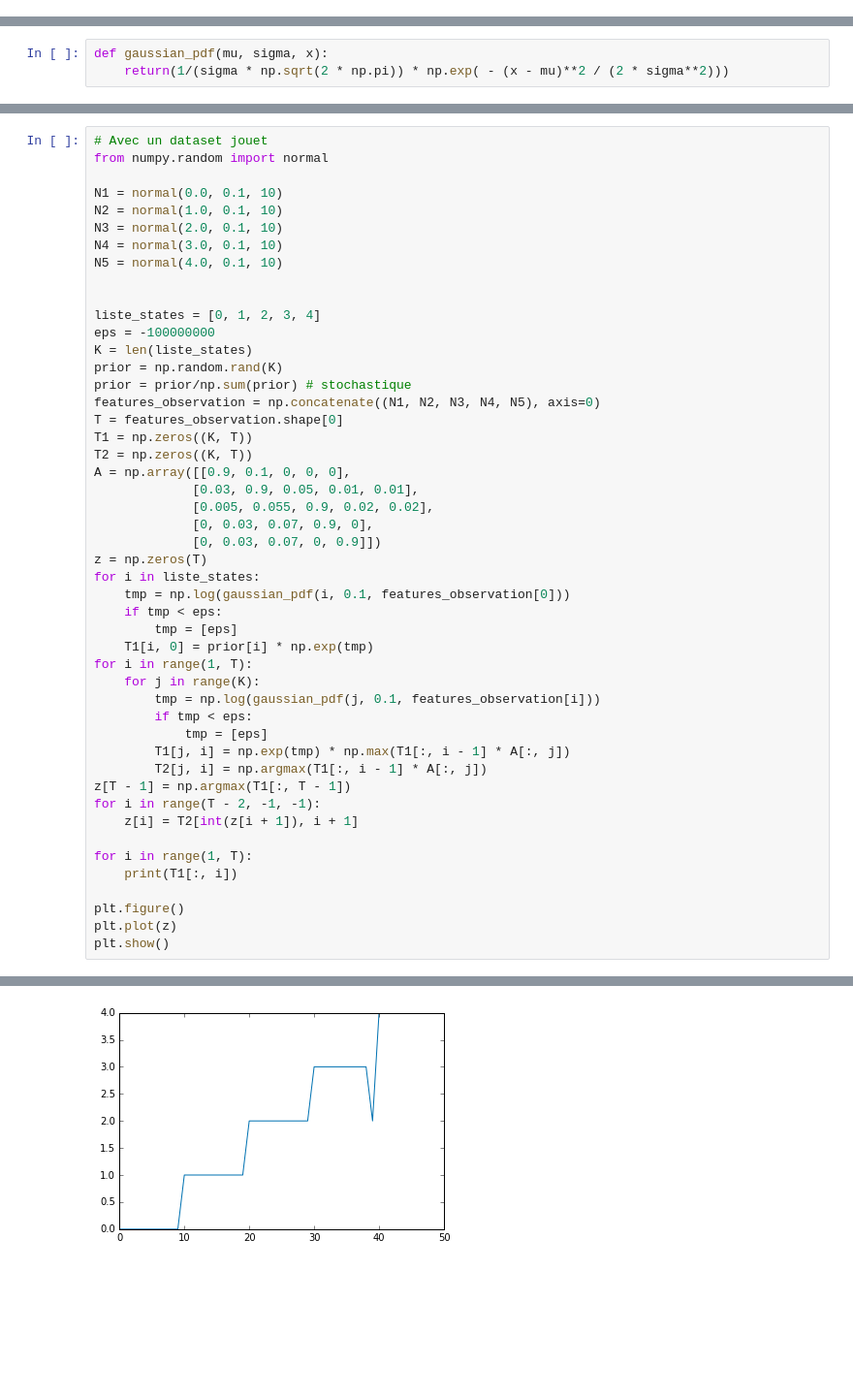
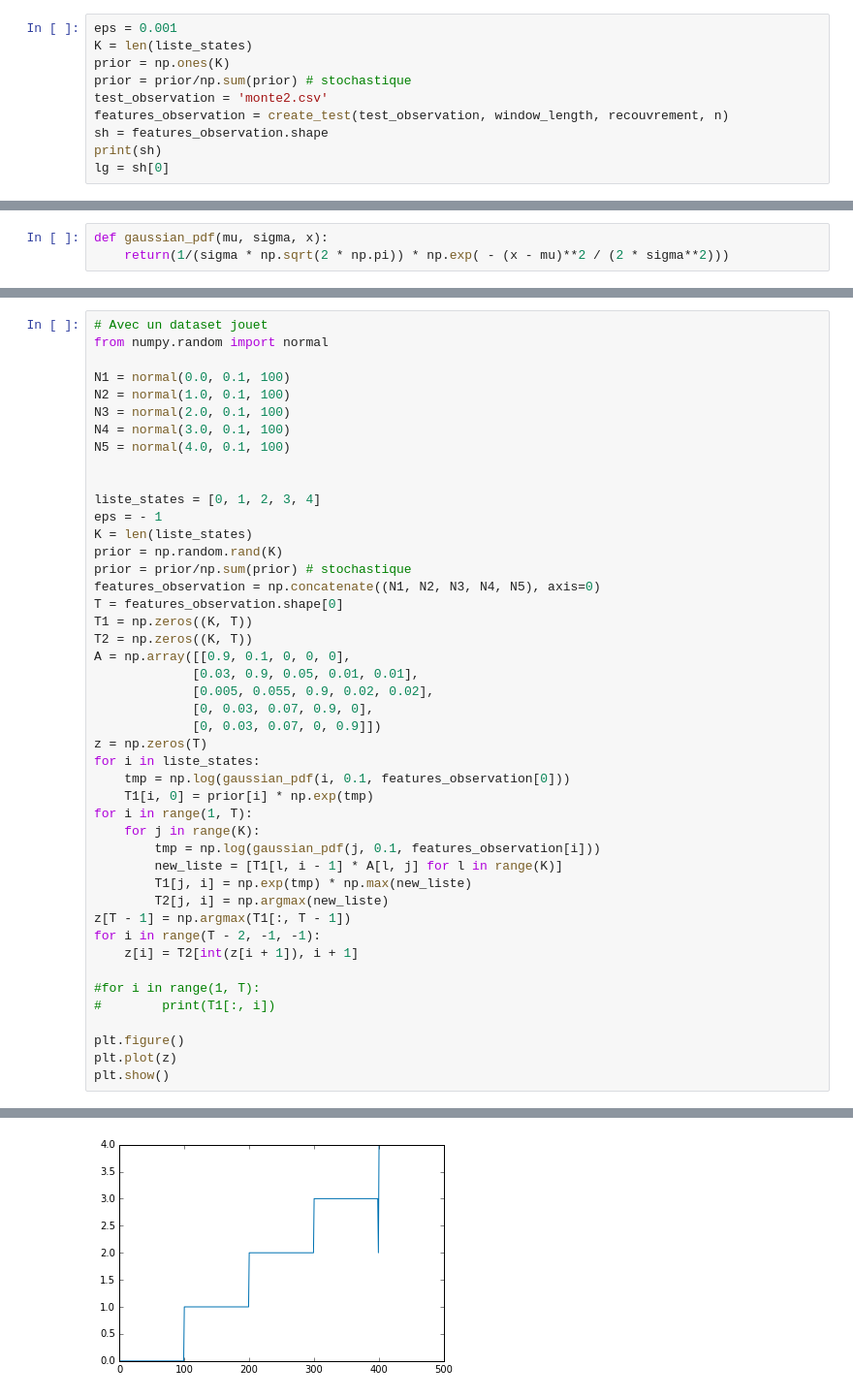
Before and after one commit to Vincent-Robert/Projet-SIGMA, a Jupyter notebook: Script court.ipynb, the cells around one changed output, grey strips where cells are left out. Shown: that part at 97% size. Drawn from its saved outputs; the diff is of its cells as text; blank space fills up the shorter version.

```diff
--- a/Script court.ipynb
+++ b/Script court.ipynb
@@ -329,0 +345,10 @@ Quand on a une nouvelle observation on trouve la probabilité d'avoir telle obse
+# %%
+eps = 0.001
+K = len(liste_states)
+prior = np.ones(K)
+prior = prior/np.sum(prior) # stochastique
+test_observation = 'monte2.csv'
+features_observation = create_test(test_observation, window_length, recouvrement, n)
+sh = features_observation.shape
+print(sh)
+lg = sh[0]
@@ -394,15 +409,15 @@ def gaussian_pdf(mu, sigma, x):
 # Avec un dataset jouet
 from numpy.random import normal
 
-N1 = normal(0.0, 0.1, 10)
-N2 = normal(1.0, 0.1, 10)
-N3 = normal(2.0, 0.1, 10)
-N4 = normal(3.0, 0.1, 10)
-N5 = normal(4.0, 0.1, 10)
+N1 = normal(0.0, 0.1, 100)
+N2 = normal(1.0, 0.1, 100)
+N3 = normal(2.0, 0.1, 100)
+N4 = normal(3.0, 0.1, 100)
+N5 = normal(4.0, 0.1, 100)
 
 
 liste_states = [0, 1, 2, 3, 4]
-eps = -100000000
+eps = - 1
 K = len(liste_states)
 prior = np.random.rand(K)
 prior = prior/np.sum(prior) # stochastique
@@ -418,22 +433,19 @@ A = np.array([[0.9, 0.1, 0, 0, 0],
 z = np.zeros(T)
 for i in liste_states:
     tmp = np.log(gaussian_pdf(i, 0.1, features_observation[0]))
-    if tmp < eps:
-        tmp = [eps]
     T1[i, 0] = prior[i] * np.exp(tmp)
 for i in range(1, T):
     for j in range(K):
         tmp = np.log(gaussian_pdf(j, 0.1, features_observation[i]))
-        if tmp < eps:
-            tmp = [eps]
-        T1[j, i] = np.exp(tmp) * np.max(T1[:, i - 1] * A[:, j])
-        T2[j, i] = np.argmax(T1[:, i - 1] * A[:, j])
+        new_liste = [T1[l, i - 1] * A[l, j] for l in range(K)]
+        T1[j, i] = np.exp(tmp) * np.max(new_liste)
+        T2[j, i] = np.argmax(new_liste)
 z[T - 1] = np.argmax(T1[:, T - 1])
 for i in range(T - 2, -1, -1):
     z[i] = T2[int(z[i + 1]), i + 1]
 
-for i in range(1, T):
-    print(T1[:, i])
+#for i in range(1, T):
+#        print(T1[:, i])
 
 plt.figure()
 plt.plot(z)
@@ -459 +454 @@ plt.show()
-[figure, old version]
+[figure, new version]
```
Also changed, not shown: parts of 8 cells of this notebook.
